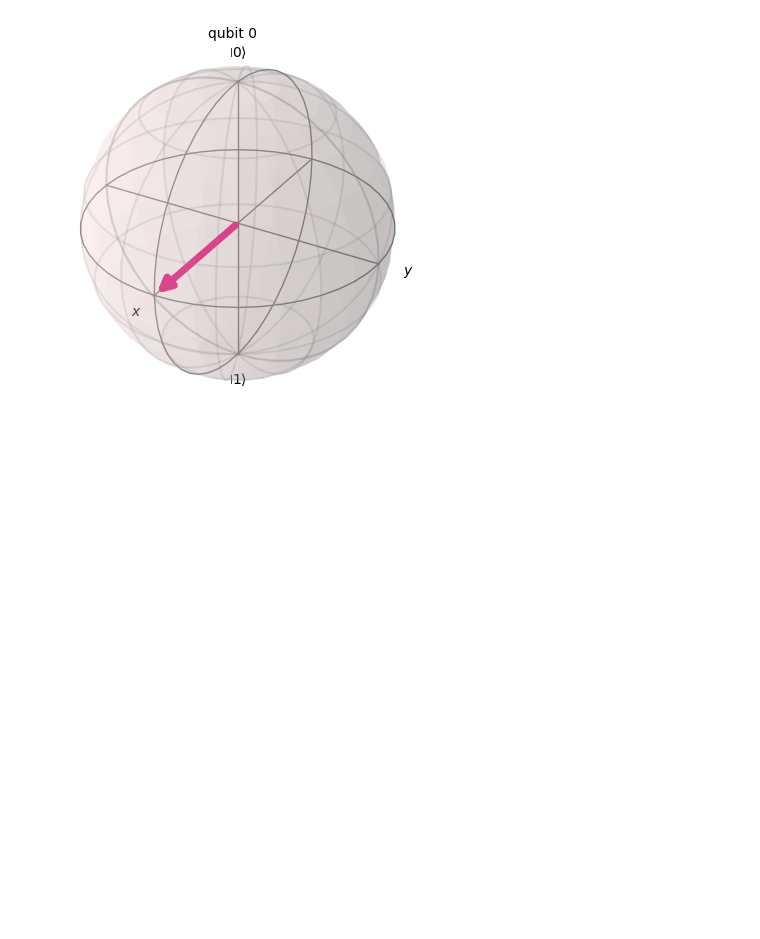
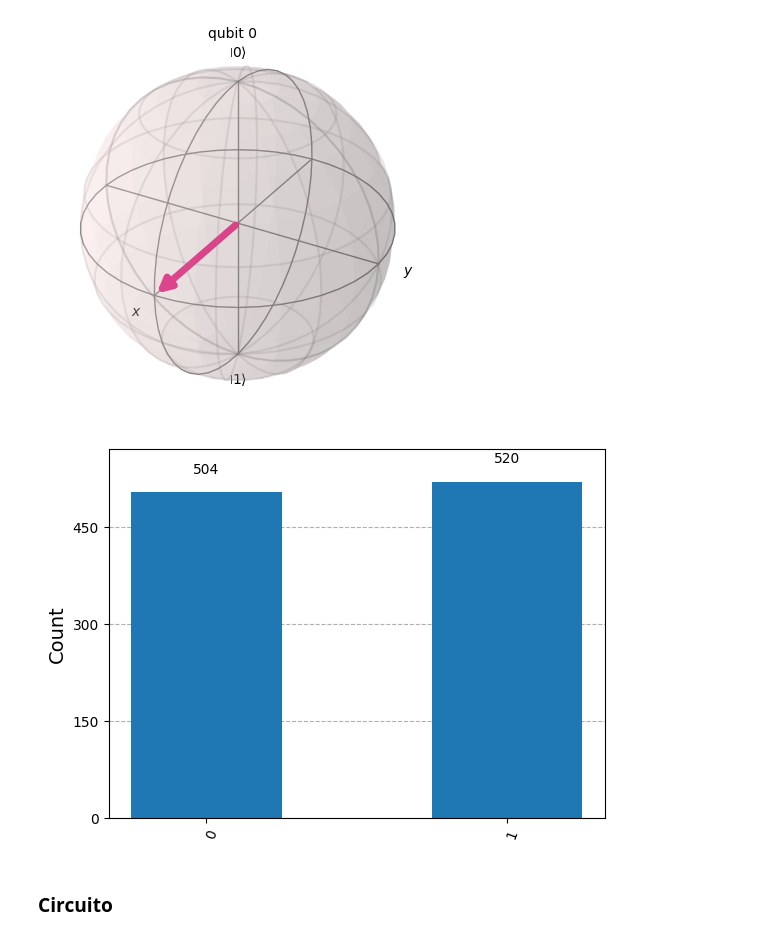
Before and after one commit to willianasanchezi/QuantumCodeLab, a Jupyter notebook: Qiskit/Circuito_Simulacion.ipynb, the cells around one changed output. Saved outputs shown, nothing was run; the diff lists cells and outputs as text; code cells hidden in the pictures; blank space fills up the shorter version.

Commit message:
Se incluye grafica de Probabilidad y diagrama del Circuito

```diff
--- a/Qiskit/Circuito_Simulacion.ipynb
+++ b/Qiskit/Circuito_Simulacion.ipynb
@@ -80,3 +82,15 @@ plot_bloch_multivector(statevector)
 Statevector([0.70710678+0.j, 0.70710678+0.j],
             dims=(2,))
 [figure]
+# %%
+qc.measure_all()
+# %%
+backend = Aer.get_backend('qasm_simulator')
+job = backend.run(qc)
+results = job.result().get_counts()
+# %%
+plot_histogram(results)
+# %% [output]
+[figure, added]
+# %% [markdown]
+### Circuito
```
Also changed, not shown: parts of 3 cells of this notebook, 1 other file.
